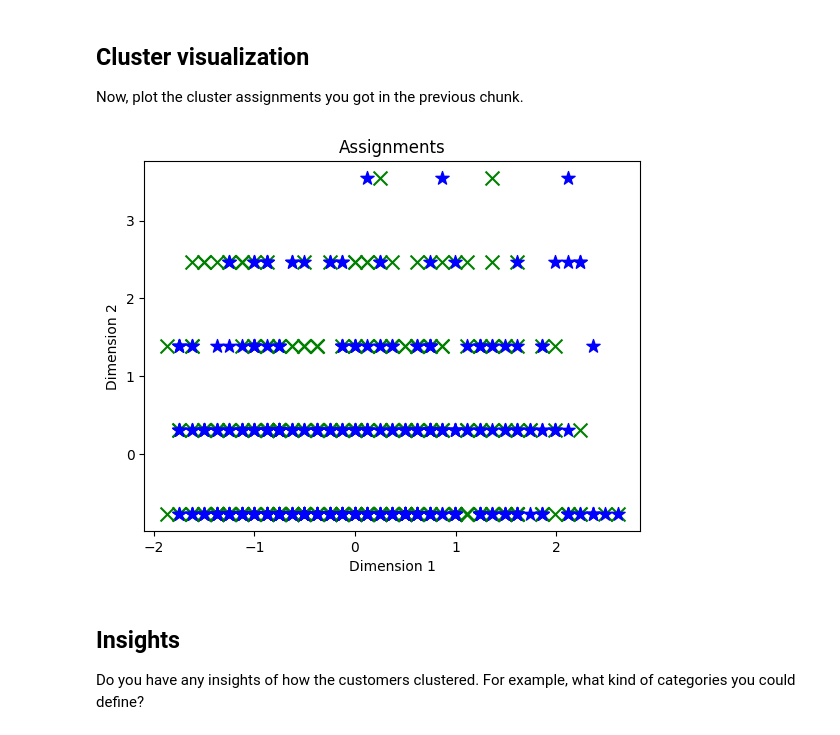
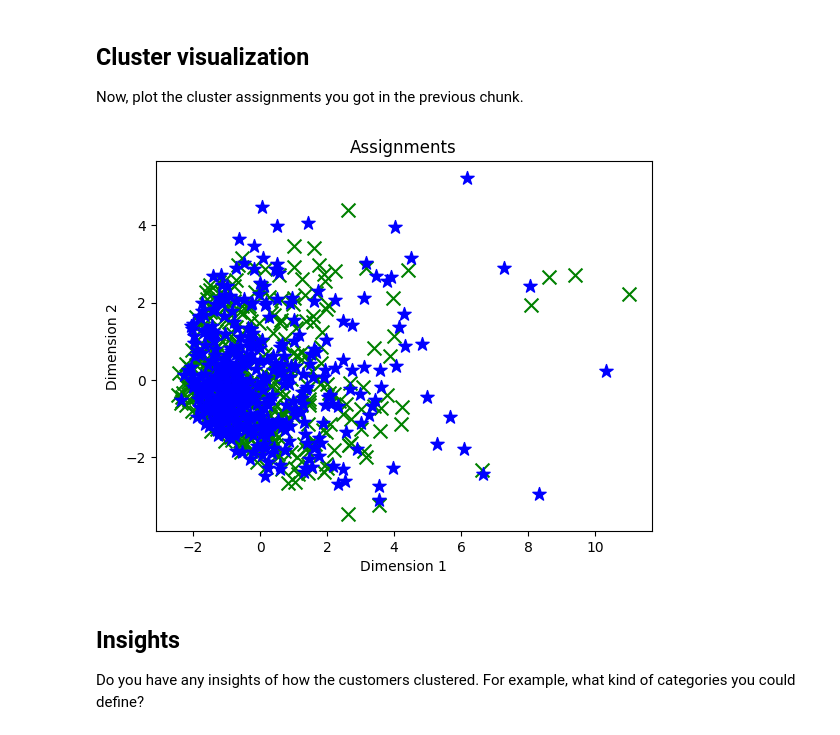
Before and after one commit to MADS-PY-R-2021/clustering-challenge-SedarKorka, a Jupyter notebook: clustering_challenge.ipynb, the cells around one changed output. Drawn from its saved outputs; the diff is of its cells as text; code cells hidden in the pictures.

Commit message:
Cluster visualization

```diff
--- a/clustering_challenge.ipynb
+++ b/clustering_challenge.ipynb
@@ -118,21 +113,29 @@ km_clusters = model.fit_predict(df.values)
 
 Now, plot the cluster assignments you got in the previous chunk.
 # %%
+from sklearn.preprocessing import MinMaxScaler
+from sklearn.decomposition import PCA
+
+
+
+pca = PCA(n_components=2).fit(Clus_dataSet)
+features_2d = pca.transform(Clus_dataSet)
+
 ## Your code comes here.
 def plot_clusters(samples, clusters):
     col_dic = {0:'blue',1:'green'}
     mrk_dic = {0:'*',1:'x'}
     colors = [col_dic[x] for x in clusters]
     markers = [mrk_dic[x] for x in clusters]
     for sample in range(len(clusters)):
         plt.scatter(samples[sample][0], samples[sample][1], color = colors[sample], marker=markers[sample], s=100)
     plt.xlabel('Dimension 1')
     plt.ylabel('Dimension 2')
     plt.title('Assignments')
     plt.show()
-plot_clusters(Clus_dataSet, km_clusters)
+plot_clusters(features_2d, km_clusters)
 # %% [output]
-[figure, old version]
+[figure, new version]
 # %% [markdown]
 ## Insights
 
```
Also changed, not shown: parts of 1 cell of this notebook.
